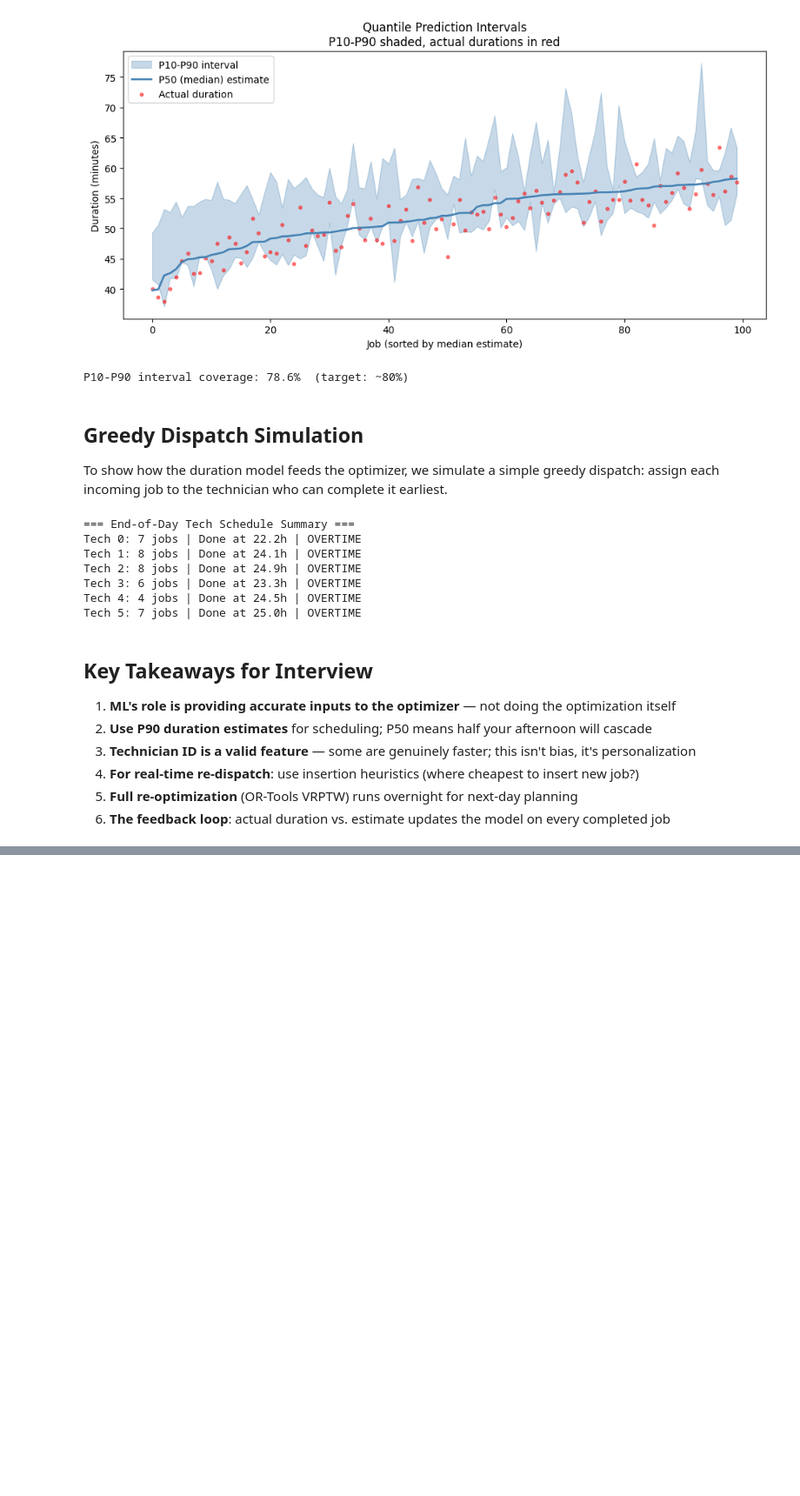
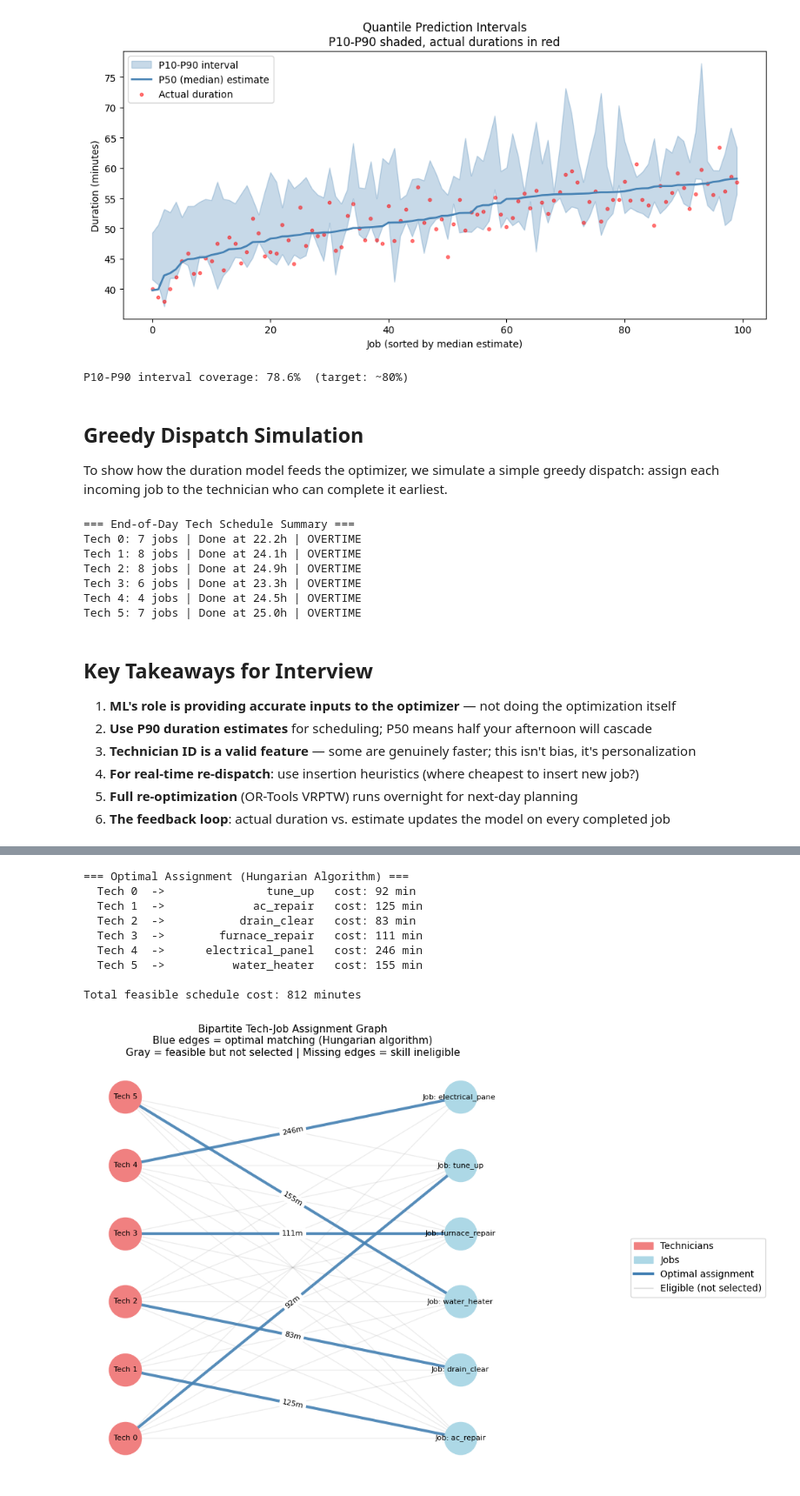
Before and after one commit to sp7412/servicetitan-ml-portfolio, a Jupyter notebook: 02_dispatch_optimization.ipynb, the cells around one changed output, grey strips where cells are left out. Shown at 87% size. Cells and saved outputs as stored; diff of their text form; code cells hidden in the pictures; blank space fills up the shorter version.

Commit message:
Expand dispatch notebook: Dispatch Pro deep dive, NetworkX bipartite matching, Kafka dataflow, Azure ML deployment

```diff
--- a/02_dispatch_optimization.ipynb
+++ b/02_dispatch_optimization.ipynb
@@ -321,0 +439,78 @@ Tech 5: 7 jobs | Done at 25.0h | OVERTIME
+# %%
+# --- Solve with Hungarian Algorithm ---
+# linear_sum_assignment finds the minimum-cost perfect matching in O(n^3)
+row_ind, col_ind = linear_sum_assignment(cost_matrix)
+
+print("\n=== Optimal Assignment (Hungarian Algorithm) ===")
+total_cost = 0
+assignments = []
+for tech, job in zip(row_ind, col_ind):
+    cost = cost_matrix[tech, job]
+    assignments.append((tech, job, cost))
+    flagged = " *** INFEASIBLE" if cost > 9000 else ""
+    print(f"  Tech {tech}  ->  {job_types_sample[job]:>20}   cost: {cost:.0f} min{flagged}")
+    total_cost += cost if cost < 9000 else 0
+print(f"\nTotal feasible schedule cost: {total_cost:.0f} minutes")
+
+# --- Build and visualize the bipartite graph ---
+B = nx.Graph()
+tech_nodes = [f"Tech {i}" for i in range(N_TECHS)]
+job_nodes  = [f"Job: {j}" for j in job_types_sample]
+B.add_nodes_from(tech_nodes, bipartite=0)
+B.add_nodes_from(job_nodes,  bipartite=1)
+
+for t in range(N_TECHS):
+    for j in range(N_JOBS):
+        if cost_matrix[t, j] < 9000:
+            B.add_edge(tech_nodes[t], job_nodes[j], weight=cost_matrix[t, j])
+
+pos = {}
+for i, n in enumerate(tech_nodes):
+    pos[n] = (0, i)
+for i, n in enumerate(job_nodes):
+    pos[n] = (3, i)
+
+fig, ax = plt.subplots(figsize=(12, 7))
+
+feasible_edges = [(u, v) for u, v, d in B.edges(data=True) if d['weight'] < 9000]
+nx.draw_networkx_edges(B, pos, edgelist=feasible_edges, alpha=0.15,
+                       edge_color='gray', width=1, ax=ax)
+
+optimal_edges = [(tech_nodes[t], job_nodes[j]) for t, j, c in assignments if c < 9000]
+nx.draw_networkx_edges(B, pos, edgelist=optimal_edges, alpha=0.9,
+                       edge_color='steelblue', width=3, ax=ax)
+
+edge_labels = {(tech_nodes[t], job_nodes[j]): f"{c:.0f}m"
+               for t, j, c in assignments if c < 9000}
+nx.draw_networkx_edge_labels(B, pos, edge_labels=edge_labels, font_size=8, ax=ax)
+
+nx.draw_networkx_nodes(B, pos, nodelist=tech_nodes, node_color='lightcoral',
+                       node_size=1200, ax=ax)
+nx.draw_networkx_nodes(B, pos, nodelist=job_nodes, node_color='lightblue',
+                       node_size=1200, ax=ax)
+nx.draw_networkx_labels(B, pos, font_size=8, ax=ax)
+
+ax.set_title("Bipartite Tech-Job Assignment Graph\nBlue edges = optimal matching (Hungarian algorithm)\nGray = feasible but not selected | Missing edges = skill ineligible", fontsize=11)
+ax.axis('off')
+
+legend_elements = [
+    mpatches.Patch(color='lightcoral', label='Technicians'),
+    mpatches.Patch(color='lightblue', label='Jobs'),
+    plt.Line2D([0],[0], color='steelblue', lw=3, label='Optimal assignment'),
+    plt.Line2D([0],[0], color='gray', alpha=0.4, lw=1, label='Eligible (not selected)'),
+]
+ax.legend(handles=legend_elements, loc='center', bbox_to_anchor=(1.5, 0.5))
+plt.tight_layout()
+plt.savefig('dispatch_bipartite.png', dpi=100, bbox_inches='tight')
+plt.show()
+# %% [output]
+=== Optimal Assignment (Hungarian Algorithm) ===
+  Tech 0  ->               tune_up   cost: 92 min
+  Tech 1  ->             ac_repair   cost: 125 min
+  Tech 2  ->           drain_clear   cost: 83 min
+  Tech 3  ->        furnace_repair   cost: 111 min
+  Tech 4  ->      electrical_panel   cost: 246 min
+  Tech 5  ->          water_heater   cost: 155 min
+
+Total feasible schedule cost: 812 minutes
+[figure, added]
```
Also changed, not shown: parts of 11 cells of this notebook.
